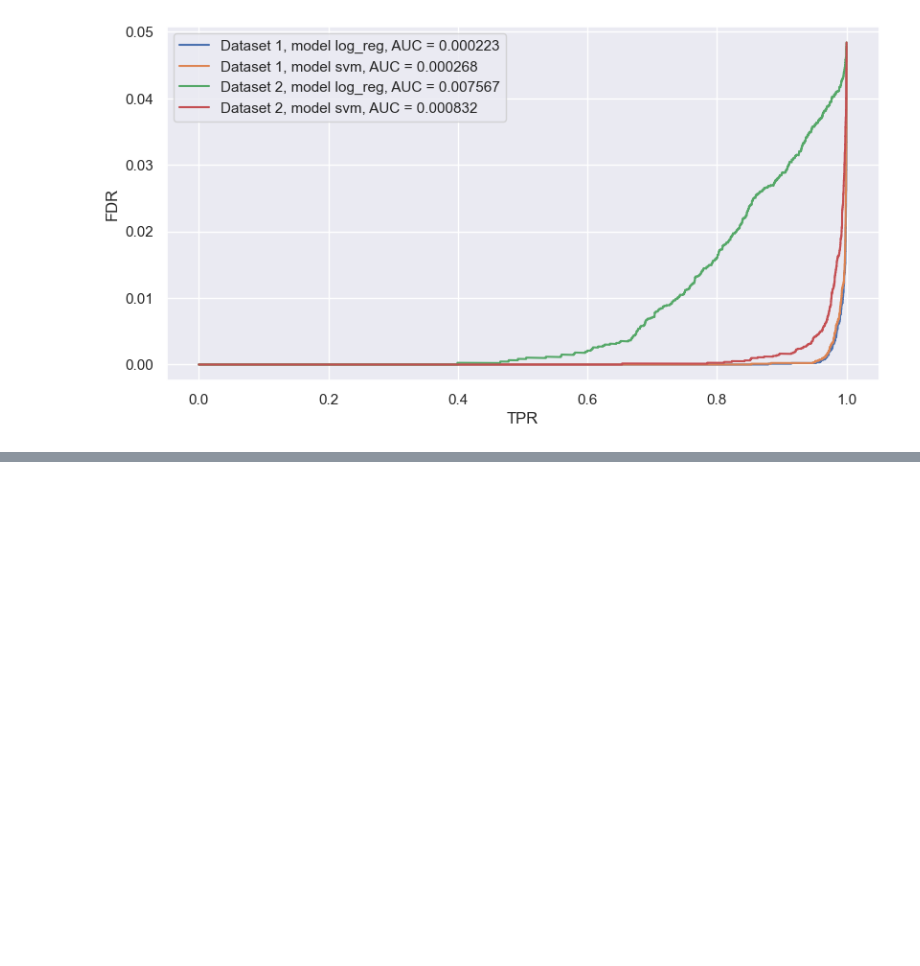
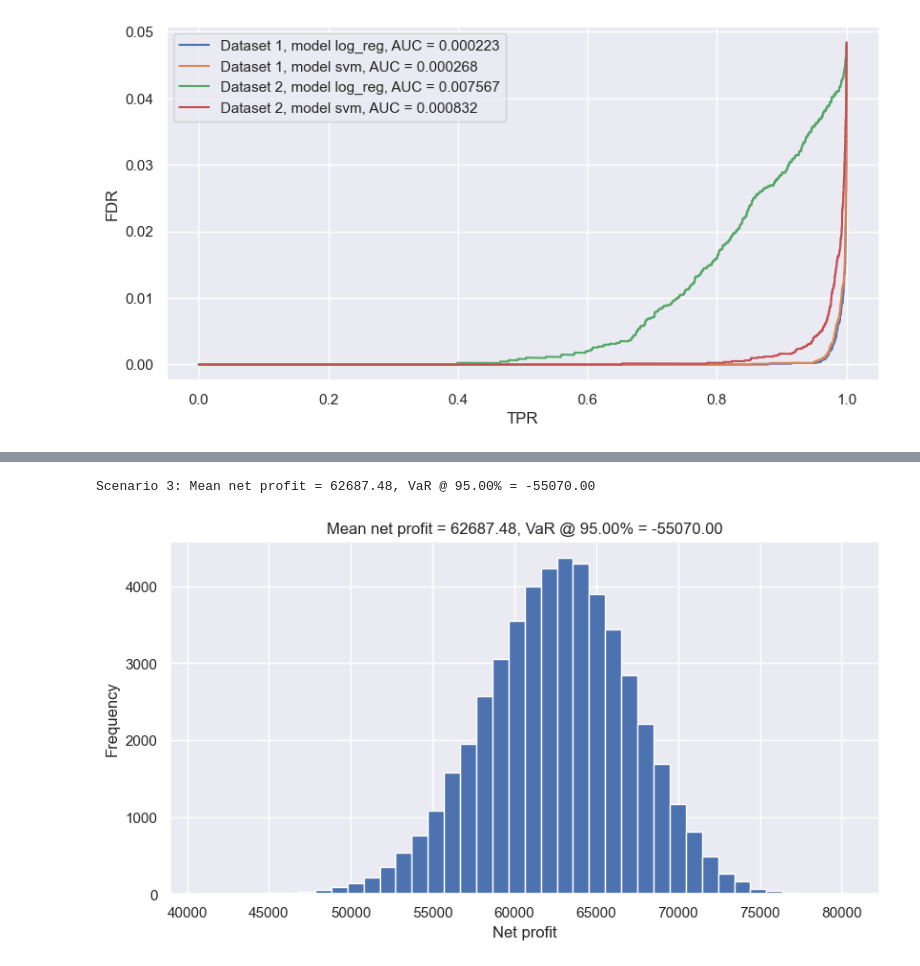
Before and after one commit to 10258392511/MLFIProjects, a Jupyter notebook: CreditAnalytics/assignment2_completed.ipynb, the cells around one changed output, grey strips where cells are left out. Saved outputs shown, nothing was run; the diff lists cells and outputs as text; code cells hidden in the pictures; blank space fills up the shorter version.

```diff
--- a/CreditAnalytics/assignment2_complete.ipynb
+++ b/CreditAnalytics/assignment2_completed.ipynb
@@ -351,0 +393,18 @@ fig, axis = model_eval(metric_dict_collection)
+# %%
+# Scenario 3:
+# Define Portfolio and possible outcomes using the matrix D and the predicted default probabilities from the rkhs model
+X_train_std = X_train.std()
+X_test_in = X_test / X_train_std
+y_pred = svm2.predict_proba(X_test_in)[:, 1]  # (n,)
+mask_granted_loan = (y_pred >= CONFIG["q3"]["prob_no_default"])
+D3 = D[mask_granted_loan, :]
+int_rate = CONFIG["q3"]["low_int_rate"]
+
+# Plot histogram of profits and losses
+fig, axis, mean_net_profit, VaR = compute_loss_and_VaR(D3, int_rate)
+
+# Calculate expected profit and losses and 95%-VaR
+print(f"Scenario 3: {axis.get_title()}")
+# %% [output]
+Scenario 3: Mean net profit = 62687.48, VaR @ 95.00% = -55070.00
+[figure, added]
```
Also changed, not shown: parts of 10 cells of this notebook.
